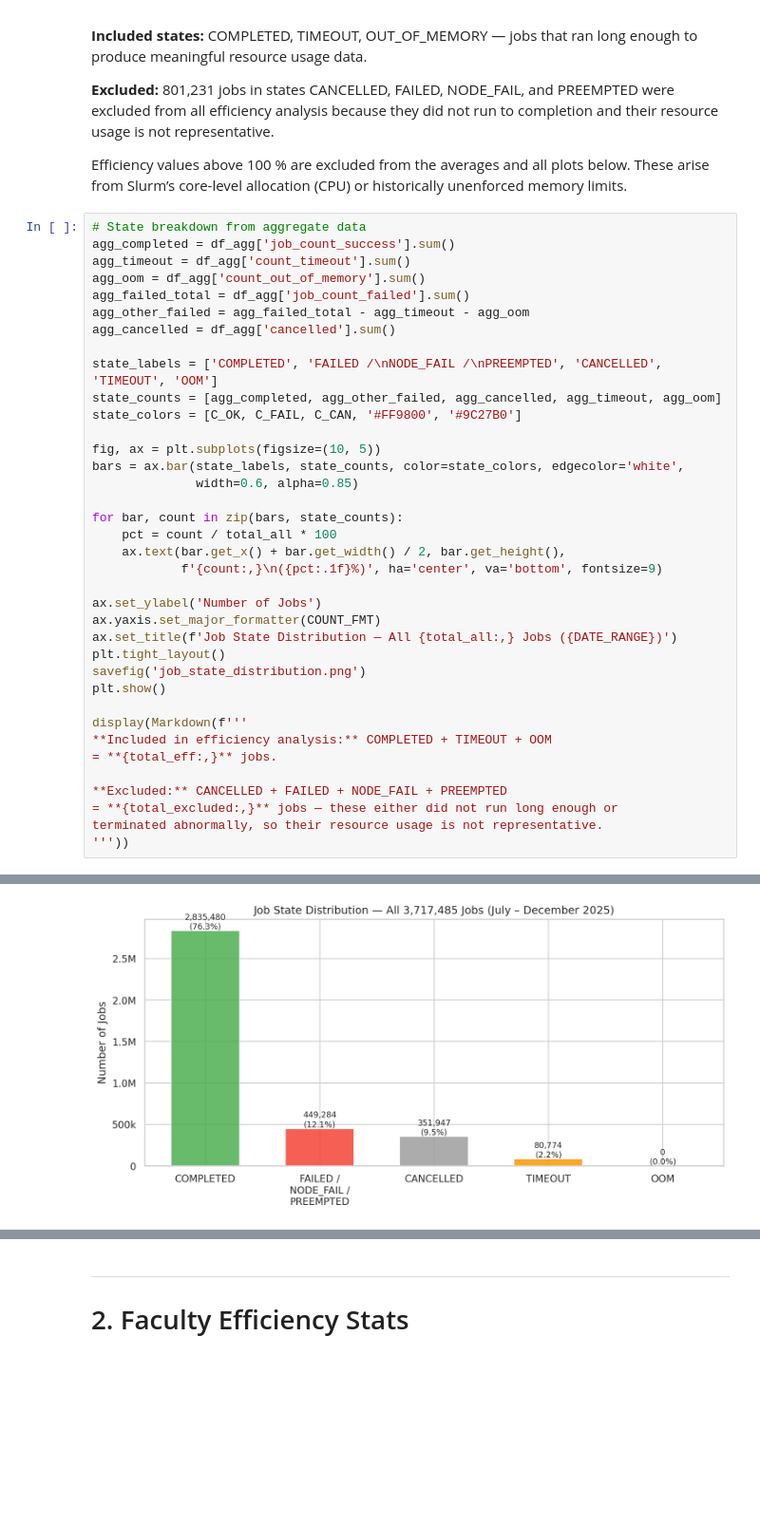
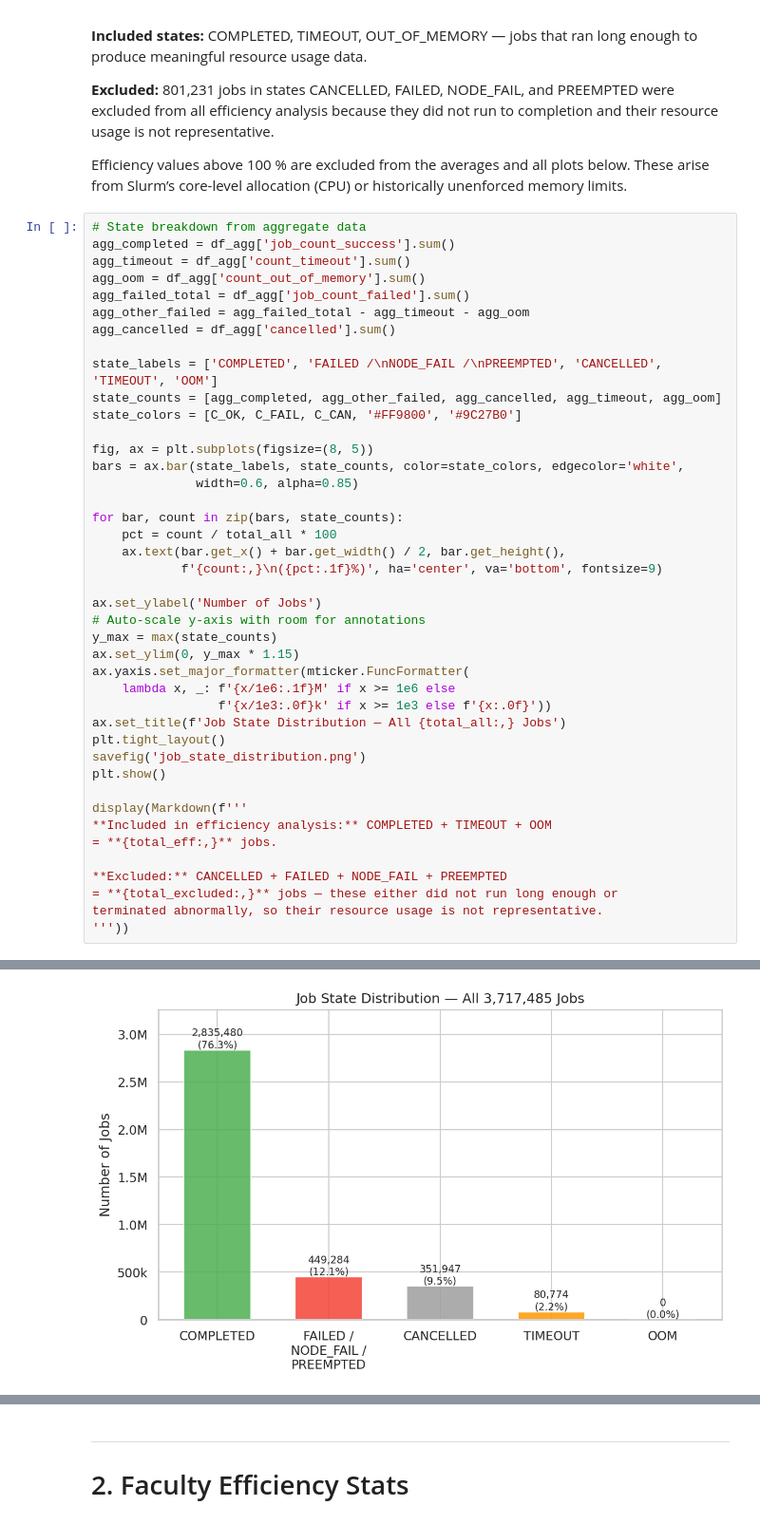
Before and after one commit to kcl-eresearch/hpc-data-analysis, a Jupyter notebook: notebooks/blog_2026-02_sustainability.ipynb, the cells around one changed output, grey strips where cells are left out. Shown at 95% size. Cells and saved outputs as stored; diff of their text form; blank space fills up the shorter version.

Commit message:
fix: modified plots in the blog post and user notebooks, and added a few more.

```diff
--- a/notebooks/blog_2026-02_sustainability.ipynb
+++ b/notebooks/blog_2026-02_sustainability.ipynb
@@ -186,37 +186,42 @@ agg_failed_total = df_agg['job_count_failed'].sum()
 agg_other_failed = agg_failed_total - agg_timeout - agg_oom
 agg_cancelled = df_agg['cancelled'].sum()
 
 state_labels = ['COMPLETED', 'FAILED /\nNODE_FAIL /\nPREEMPTED', 'CANCELLED', 'TIMEOUT', 'OOM']
 state_counts = [agg_completed, agg_other_failed, agg_cancelled, agg_timeout, agg_oom]
 state_colors = [C_OK, C_FAIL, C_CAN, '#FF9800', '#9C27B0']
 
-fig, ax = plt.subplots(figsize=(10, 5))
+fig, ax = plt.subplots(figsize=(8, 5))
 bars = ax.bar(state_labels, state_counts, color=state_colors, edgecolor='white',
               width=0.6, alpha=0.85)
 
 for bar, count in zip(bars, state_counts):
     pct = count / total_all * 100
     ax.text(bar.get_x() + bar.get_width() / 2, bar.get_height(),
             f'{count:,}\n({pct:.1f}%)', ha='center', va='bottom', fontsize=9)
 
 ax.set_ylabel('Number of Jobs')
-ax.yaxis.set_major_formatter(COUNT_FMT)
-ax.set_title(f'Job State Distribution — All {total_all:,} Jobs ({DATE_RANGE})')
+# Auto-scale y-axis with room for annotations
+y_max = max(state_counts)
+ax.set_ylim(0, y_max * 1.15)
+ax.yaxis.set_major_formatter(mticker.FuncFormatter(
+    lambda x, _: f'{x/1e6:.1f}M' if x >= 1e6 else
+                 f'{x/1e3:.0f}k' if x >= 1e3 else f'{x:.0f}'))
+ax.set_title(f'Job State Distribution — All {total_all:,} Jobs')
 plt.tight_layout()
 savefig('job_state_distribution.png')
 plt.show()
 
 display(Markdown(f'''
 **Included in efficiency analysis:** COMPLETED + TIMEOUT + OOM
 = **{total_eff:,}** jobs.
 
 **Excluded:** CANCELLED + FAILED + NODE_FAIL + PREEMPTED
 = **{total_excluded:,}** jobs — these either did not run long enough or
 terminated abnormally, so their resource usage is not representative.
 '''))
 # %% [output]
   Saved job_state_distribution.png
-[figure, old version]
+[figure, new version]
 
 **Included in efficiency analysis:** COMPLETED + TIMEOUT + OOM
 = **2,916,254** jobs.
```
Also changed, not shown: parts of 18 cells of this notebook, 21 other files.
